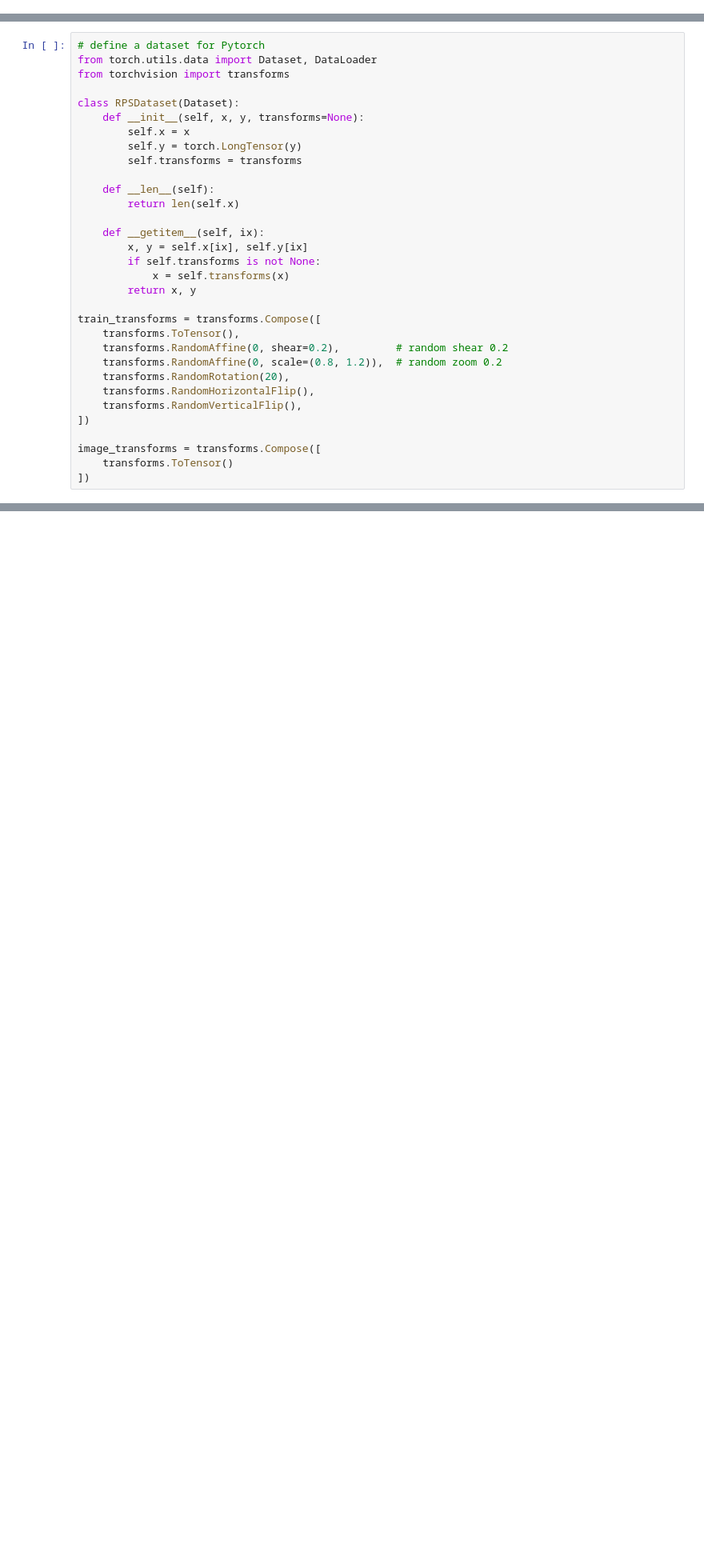
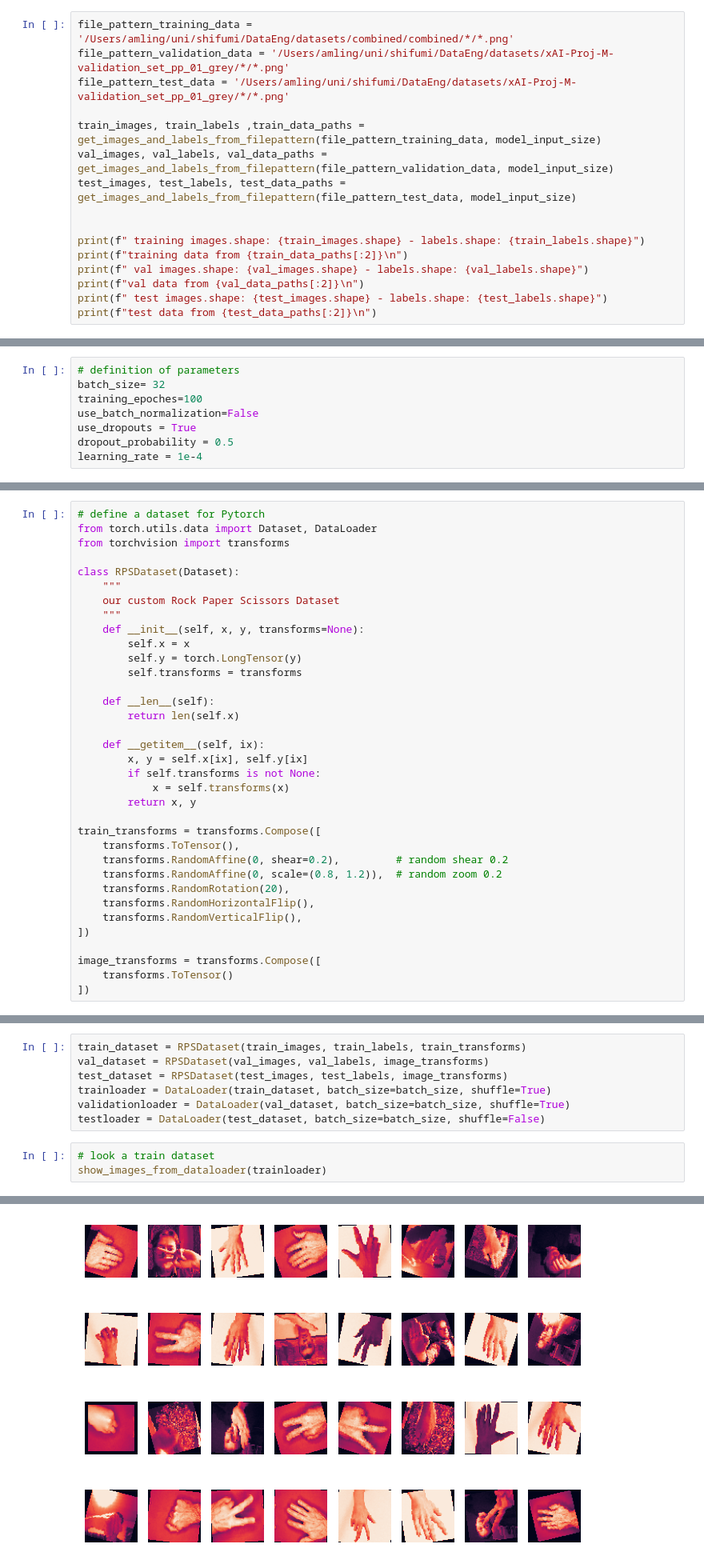
Before and after one commit to bptstbn/shifumi, a Jupyter notebook: ModelEng/Pytorch - Rock Paper Scissors - Multiclass Classification.ipynb, the cells around one changed output, grey strips where cells are left out. Shown: that part at 80% size. Drawn from its saved outputs; the diff is of its cells as text; blank space fills up the shorter version.

```diff
--- a/ModelEng/Pytorch - Rock Paper Scissors - Multiclass Classification.ipynb
+++ b/ModelEng/Pytorch - Rock Paper Scissors - Multiclass Classification.ipynb
@@ -154,0 +60,16 @@ np.bincount(labels.astype('int32')), labels[:10]
+# %%
+file_pattern_training_data = '/Users/amling/uni/shifumi/DataEng/datasets/combined/combined/*/*.png'
+file_pattern_validation_data = '/Users/amling/uni/shifumi/DataEng/datasets/xAI-Proj-M-validation_set_pp_01_grey/*/*.png'
+file_pattern_test_data = '/Users/amling/uni/shifumi/DataEng/datasets/xAI-Proj-M-validation_set_pp_01_grey/*/*.png'
+
+train_images, train_labels ,train_data_paths = get_images_and_labels_from_filepattern(file_pattern_training_data, model_input_size)
+val_images, val_labels, val_data_paths = get_images_and_labels_from_filepattern(file_pattern_validation_data, model_input_size)
+test_images, test_labels, test_data_paths = get_images_and_labels_from_filepattern(file_pattern_test_data, model_input_size)
+
+
+print(f" training images.shape: {train_images.shape} - labels.shape: {train_labels.shape}")
+print(f"training data from {train_data_paths[:2]}\n")
+print(f" val images.shape: {val_images.shape} - labels.shape: {val_labels.shape}")
+print(f"val data from {val_data_paths[:2]}\n")
+print(f" test images.shape: {test_images.shape} - labels.shape: {test_labels.shape}")
+print(f"test data from {test_data_paths[:2]}\n")
@@ -277,0 +89,8 @@ X_test.shape: (683, 64, 64, 1) - y_test.shape: (683,) - class dist: [228 224 231
+# %%
+# definition of parameters
+batch_size= 32
+training_epoches=100
+use_batch_normalization=False
+use_dropouts = True
+dropout_probability = 0.5
+learning_rate = 1e-4
@@ -281,6 +187,9 @@ from torch.utils.data import Dataset, DataLoader
 from torchvision import transforms
 
 class RPSDataset(Dataset):
+    """
+    our custom Rock Paper Scissors Dataset
+    """
     def __init__(self, x, y, transforms=None):
         self.x = x
         self.y = torch.LongTensor(y)
@@ -357,0 +219,11 @@ images.shape: (64, 1, 64, 64) - labels.shape: (64,)
+# %%
+train_dataset = RPSDataset(train_images, train_labels, train_transforms)
+val_dataset = RPSDataset(val_images, val_labels, image_transforms)
+test_dataset = RPSDataset(test_images, test_labels, image_transforms)
+trainloader = DataLoader(train_dataset, batch_size=batch_size, shuffle=True)
+validationloader = DataLoader(val_dataset, batch_size=batch_size, shuffle=True)
+testloader = DataLoader(test_dataset, batch_size=batch_size, shuffle=False)
+# %%
+# look a train dataset
+show_images_from_dataloader(trainloader)
+# %% [output]
@@ -357,0 +231 @@ images.shape: (64, 1, 64, 64) - labels.shape: (64,)
+[figure, added]
```
Also changed, not shown: parts of 31 cells of this notebook, 11 other files.
